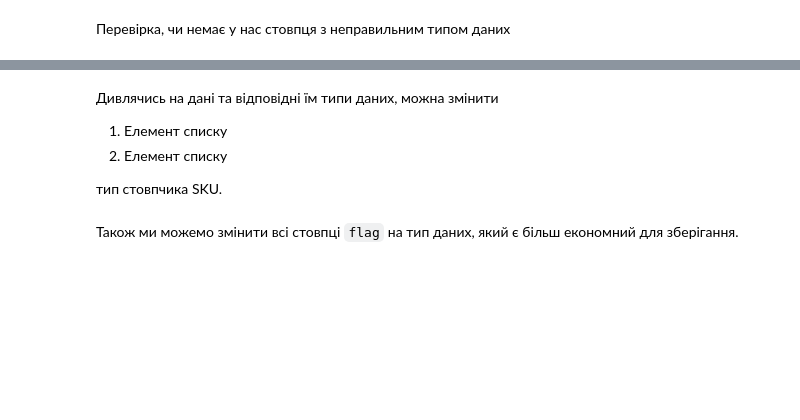
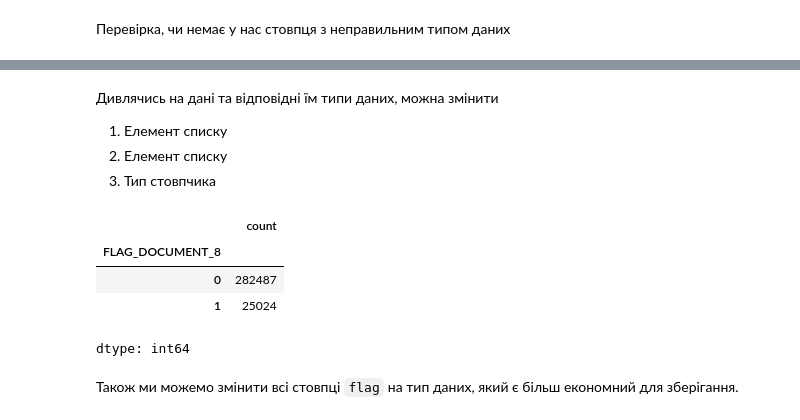
Before and after one commit to tarazevych/HW_for_Python, a Jupyter notebook: HW_1_2_Credit_EDA_Tarazevych.ipynb, the cells around one changed output, grey strips where cells are left out. Cells and saved outputs as stored; diff of their text form; code cells hidden in the pictures; blank space fills up the shorter version.

```diff
--- a/HW_1_2_Credit_EDA_Tarazevych.ipynb
+++ b/HW_1_2_Credit_EDA_Tarazevych.ipynb
@@ -162,10 +163,17 @@ dtype: object
 
 1.   Елемент списку
 2.   Елемент списку
-
-тип стовпчика SKU.
+3.   Тип стовпчика
 # %%
 df['SK_ID_CURR'] = df['SK_ID_CURR'].astype("str")
+# %%
+df['FLAG_DOCUMENT_8'].value_counts()
+# %% [output]
+|  | count |
+| FLAG_DOCUMENT_8 |  |
+| 0 | 282487 |
+| 1 | 25024 |
+dtype: int64
 # %% [markdown]
 Також ми можемо змінити всі стовпці `flag` на тип даних, який є більш економний для зберігання.
 # %% [markdown]
```
Also changed, not shown: parts of 12 cells of this notebook.
